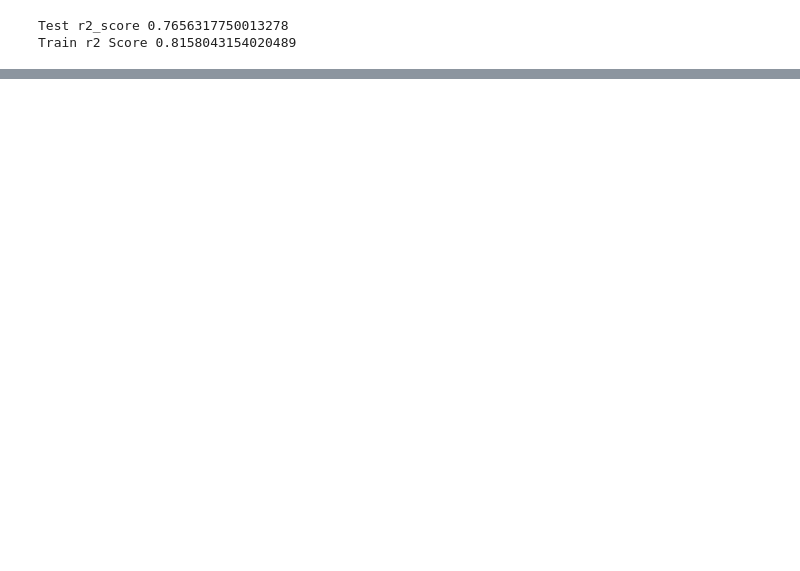
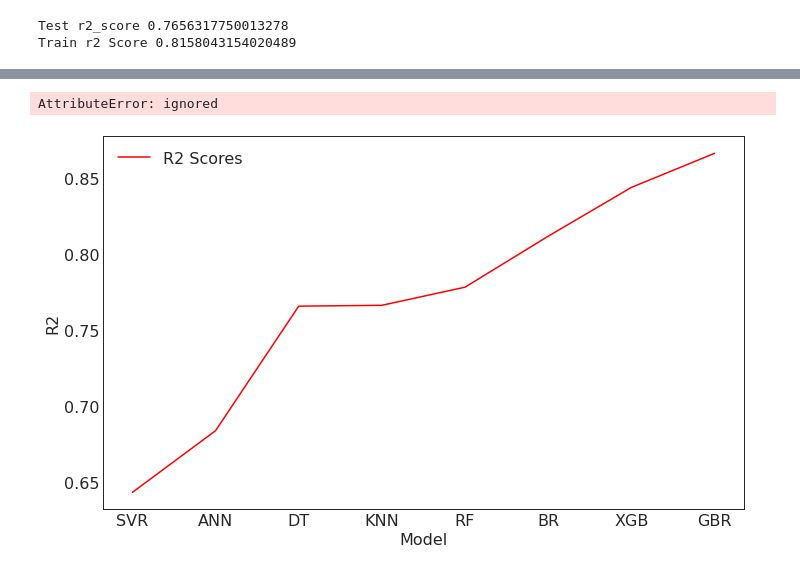
Before and after one commit to Sujal-vajire/Machine-learning-models, a Jupyter notebook: Comparative_Study_of_Various_Machine_Learning_Models_to_Predict_Fatigue_Crack_Growth_Rate.ipynb, the cells around one changed output, grey strips where cells are left out. Cells and saved outputs as stored; diff of their text form; code cells hidden in the pictures; blank space fills up the shorter version.

```diff
--- a/Comparative_Study_of_Various_Machine_Learning_Models_to_Predict_Fatigue_Crack_Growth_Rate.ipynb
+++ b/Comparative_Study_of_Various_Machine_Learning_Models_to_Predict_Fatigue_Crack_Growth_Rate.ipynb
@@ -308,0 +378,14 @@ Train r2 Score 0.8158043154020489
+# %%
+metrics1 = pd.read_excel('R2_scores.xlsx')
+plt.figure(figsize=(10,6), tight_layout=True)
+lineplot = sns.lineplot(data = metrics1, x = 'Model', y = 'R2',color = 'r', label = 'R2 Scores')
+sns.plot(lineplot, 'o-', linewidth=2)
+#customization
+
+plt.xlabel('Machine Learning Algorithms')
+plt.ylabel('R2 Scores')
+plt.title('Rating troughtout the years')
+plt.show()
+# %% [output]
+AttributeError: ignored
+[figure, added]
```
Also changed, not shown: parts of 17 cells of this notebook.
